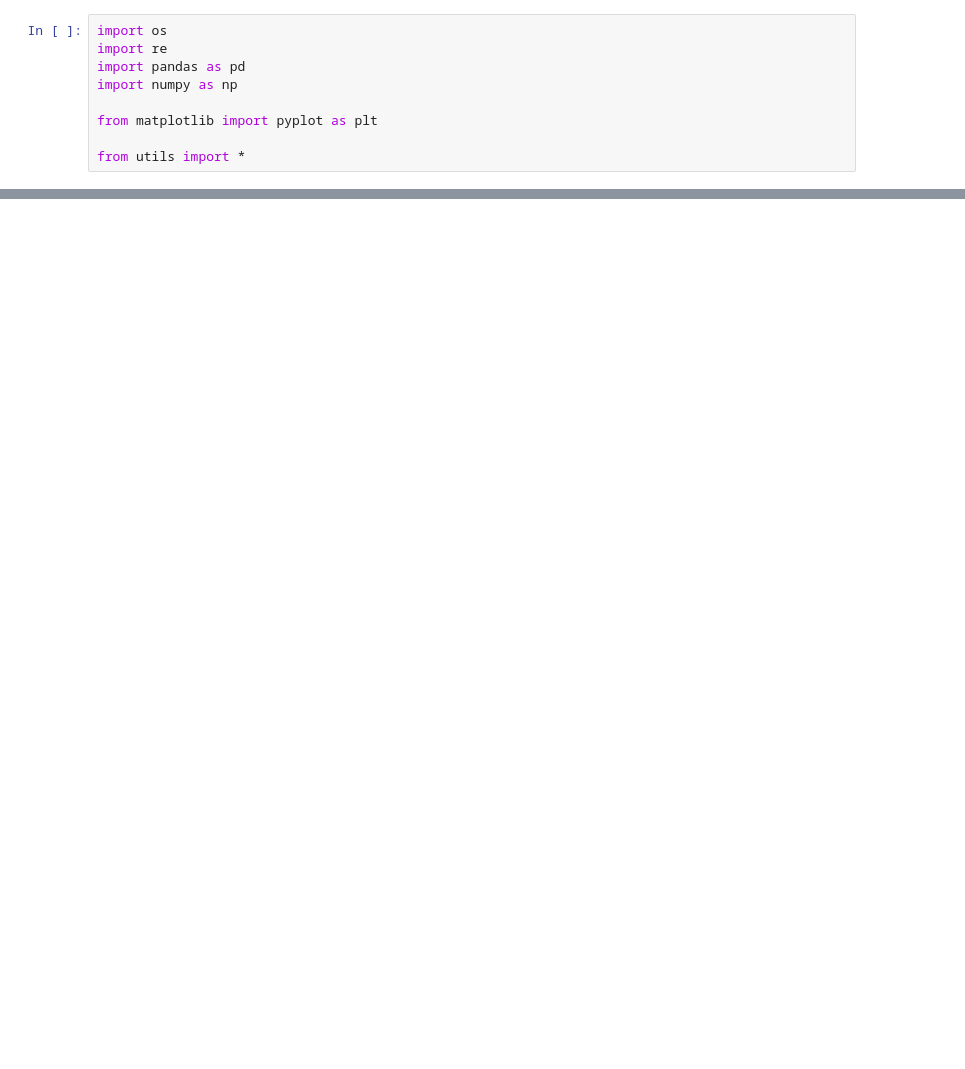
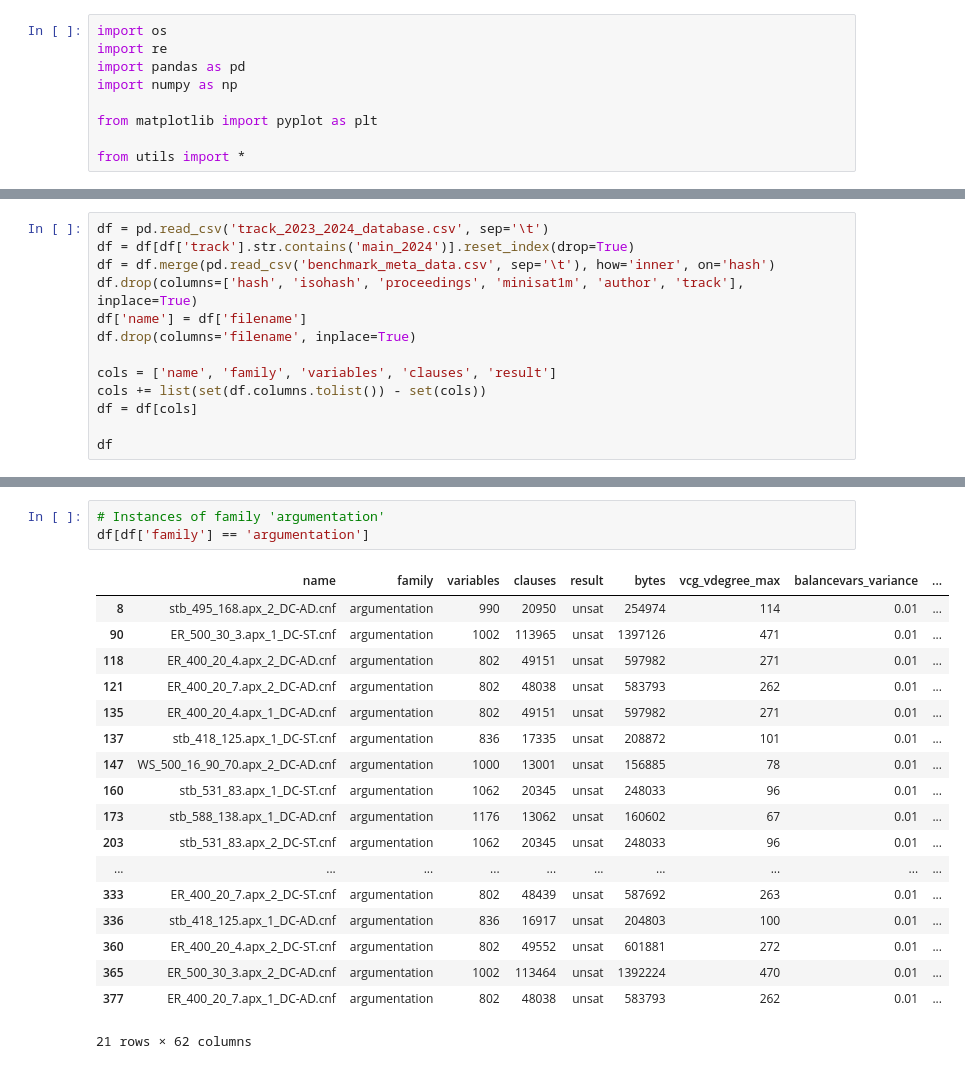
Before and after one commit to rubenGoetz/mallob, a Jupyter notebook: notebooks/instance_analysis.ipynb, the cells around one changed output, grey strips where cells are left out. Drawn from its saved outputs; the diff is of its cells as text; blank space fills up the shorter version.

Commit message:
adding all the data evaluation progress

```diff
--- a/notebooks/instance_analysis.ipynb
+++ b/notebooks/instance_analysis.ipynb
@@ -76,0 +10,13 @@ subset.sort_values(by='name').drop(columns=['hash', 'isohash', 'proceedings'])
+# %%
+df = pd.read_csv('track_2023_2024_database.csv', sep='\t')
+df = df[df['track'].str.contains('main_2024')].reset_index(drop=True)
+df = df.merge(pd.read_csv('benchmark_meta_data.csv', sep='\t'), how='inner', on='hash')
+df.drop(columns=['hash', 'isohash', 'proceedings', 'minisat1m', 'author', 'track'], inplace=True)
+df['name'] = df['filename']
+df.drop(columns='filename', inplace=True)
+
+cols = ['name', 'family', 'variables', 'clauses', 'result']
+cols += list(set(df.columns.tolist()) - set(cols))
+df = df[cols]
+
+df
@@ -76,0 +37,22 @@ subset.sort_values(by='name').drop(columns=['hash', 'isohash', 'proceedings'])
+# %%
+# Instances of family 'argumentation'
+df[df['family'] == 'argumentation']
+# %% [output]
+|  | name | family | variables | clauses | result | bytes | vcg_vdegree_max | balancevars_variance | ... |
+| 8 | stb_495_168.apx_2_DC-AD.cnf | argumentation | 990 | 20950 | unsat | 254974 | 114 | 0.01 | ... |
+| 90 | ER_500_30_3.apx_1_DC-ST.cnf | argumentation | 1002 | 113965 | unsat | 1397126 | 471 | 0.01 | ... |
+| 118 | ER_400_20_4.apx_2_DC-AD.cnf | argumentation | 802 | 49151 | unsat | 597982 | 271 | 0.01 | ... |
+| 121 | ER_400_20_7.apx_2_DC-AD.cnf | argumentation | 802 | 48038 | unsat | 583793 | 262 | 0.01 | ... |
+| 135 | ER_400_20_4.apx_1_DC-AD.cnf | argumentation | 802 | 49151 | unsat | 597982 | 271 | 0.01 | ... |
+| 137 | stb_418_125.apx_1_DC-ST.cnf | argumentation | 836 | 17335 | unsat | 208872 | 101 | 0.01 | ... |
+| 147 | WS_500_16_90_70.apx_2_DC-AD.cnf | argumentation | 1000 | 13001 | unsat | 156885 | 78 | 0.01 | ... |
+| 160 | stb_531_83.apx_1_DC-ST.cnf | argumentation | 1062 | 20345 | unsat | 248033 | 96 | 0.01 | ... |
+| 173 | stb_588_138.apx_1_DC-AD.cnf | argumentation | 1176 | 13062 | unsat | 160602 | 67 | 0.01 | ... |
+| 203 | stb_531_83.apx_2_DC-ST.cnf | argumentation | 1062 | 20345 | unsat | 248033 | 96 | 0.01 | ... |
+| ... | ... | ... | ... | ... | ... | ... | ... | ... | ... |
+| 333 | ER_400_20_7.apx_2_DC-ST.cnf | argumentation | 802 | 48439 | unsat | 587692 | 263 | 0.01 | ... |
+| 336 | stb_418_125.apx_1_DC-AD.cnf | argumentation | 836 | 16917 | unsat | 204803 | 100 | 0.01 | ... |
+| 360 | ER_400_20_4.apx_2_DC-ST.cnf | argumentation | 802 | 49552 | unsat | 601881 | 272 | 0.01 | ... |
+| 365 | ER_500_30_3.apx_2_DC-AD.cnf | argumentation | 1002 | 113464 | unsat | 1392224 | 470 | 0.01 | ... |
+| 377 | ER_400_20_7.apx_1_DC-AD.cnf | argumentation | 802 | 48038 | unsat | 583793 | 262 | 0.01 | ... |
+21 rows × 62 columns
```
Also changed, not shown: parts of 6 cells of this notebook, 8 other files.
